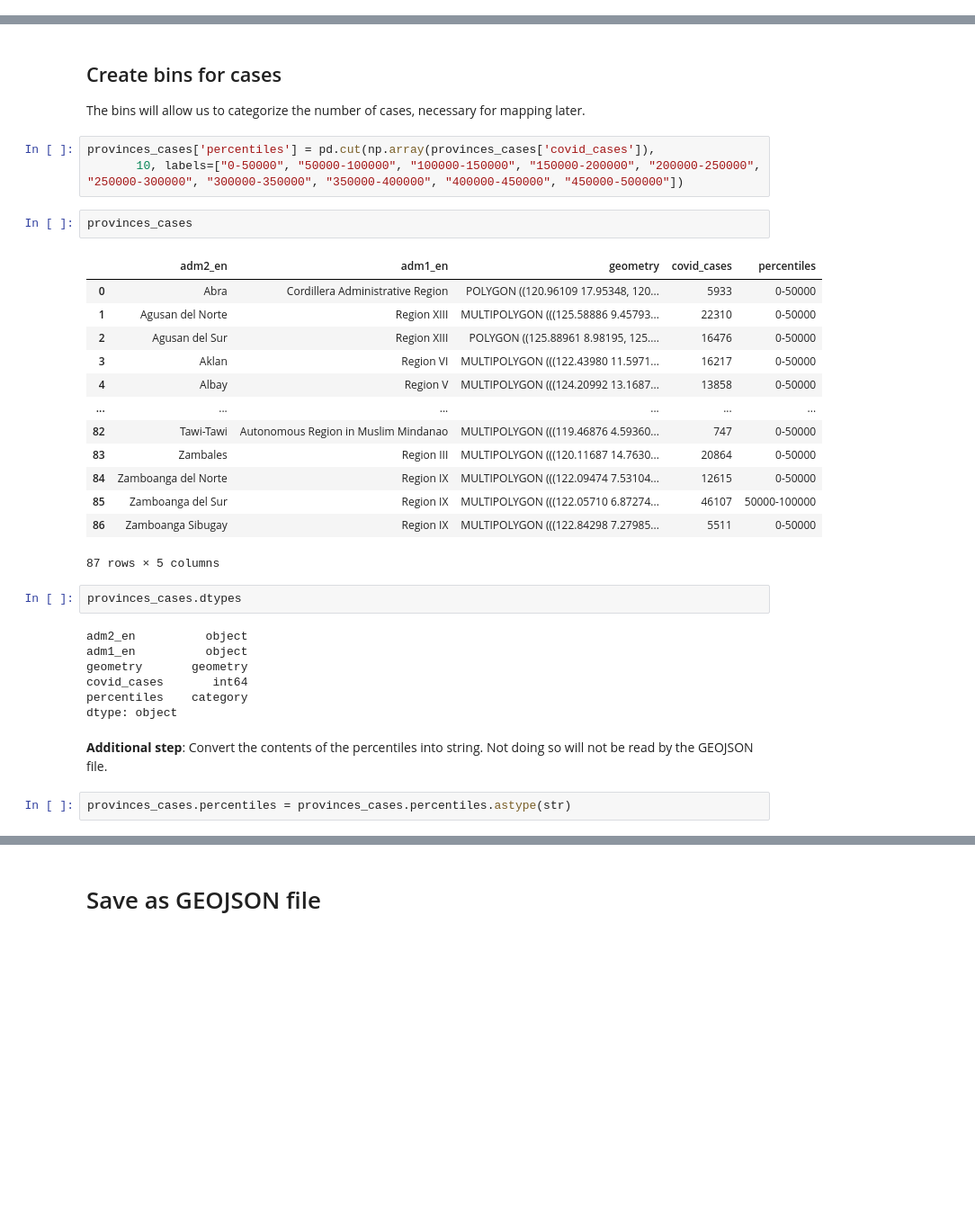
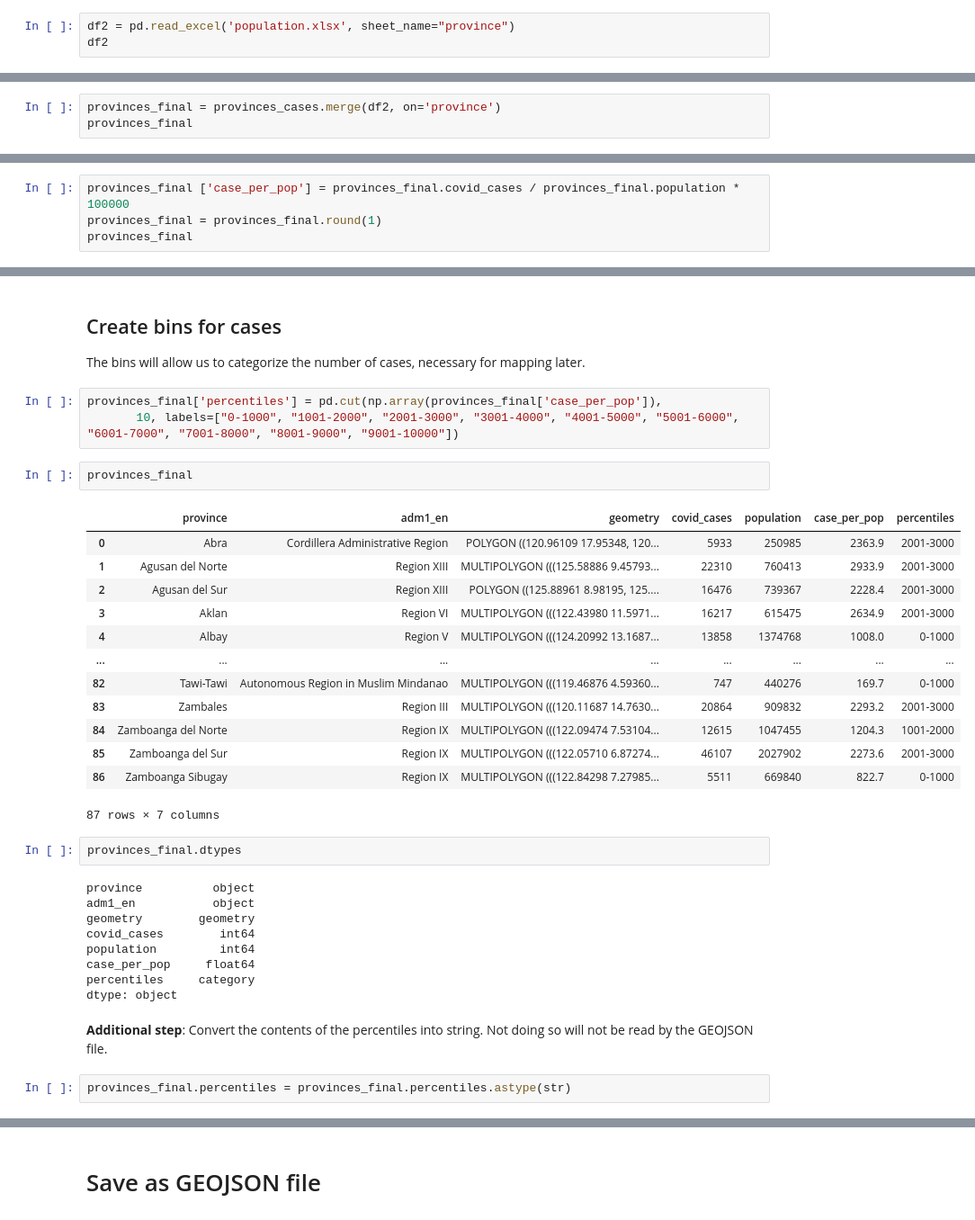
Before and after one commit to pmagtulis/covid-ph-map, a Jupyter notebook: notebooks/provincial_covid_cases.ipynb, the cells around one changed output, grey strips where cells are left out. Shown at 90% size. Drawn from its saved outputs; the diff is of its cells as text; blank space fills up the shorter version.

```diff
--- a/notebooks/provincial_covid_cases.ipynb
+++ b/notebooks/provincial_covid_cases.ipynb
@@ -189,0 +198,3 @@ provinces_cases
+# %%
+df2 = pd.read_excel('population.xlsx', sheet_name="province")
+df2
@@ -189,0 +215,3 @@ provinces_cases
+# %%
+provinces_final = provinces_cases.merge(df2, on='province')
+provinces_final
@@ -189,0 +236,4 @@ provinces_cases
+# %%
+provinces_final ['case_per_pop'] = provinces_final.covid_cases / provinces_final.population * 100000
+provinces_final = provinces_final.round(1)
+provinces_final
@@ -192,35 +256,37 @@ provinces_cases
 
 The bins will allow us to categorize the number of cases, necessary for mapping later.
 # %%
-provinces_cases['percentiles'] = pd.cut(np.array(provinces_cases['covid_cases']),
-       10, labels=["0-50000", "50000-100000", "100000-150000", "150000-200000", "200000-250000", "250000-300000", "300000-350000", "350000-400000", "400000-450000", "450000-500000"])
+provinces_final['percentiles'] = pd.cut(np.array(provinces_final['case_per_pop']),
+       10, labels=["0-1000", "1001-2000", "2001-3000", "3001-4000", "4001-5000", "5001-6000", "6001-7000", "7001-8000", "8001-9000", "9001-10000"])
 # %%
-provinces_cases
+provinces_final
 # %% [output]
-|  | adm2_en | adm1_en | geometry | covid_cases | percentiles |
-| 0 | Abra | Cordillera Administrative Region | POLYGON ((120.96109 17.95348, 120... | 5933 | 0-50000 |
-| 1 | Agusan del Norte | Region XIII | MULTIPOLYGON (((125.58886 9.45793... | 22310 | 0-50000 |
-| 2 | Agusan del Sur | Region XIII | POLYGON ((125.88961 8.98195, 125.... | 16476 | 0-50000 |
-| 3 | Aklan | Region VI | MULTIPOLYGON (((122.43980 11.5971... | 16217 | 0-50000 |
-| 4 | Albay | Region V | MULTIPOLYGON (((124.20992 13.1687... | 13858 | 0-50000 |
-| ... | ... | ... | ... | ... | ... |
-| 82 | Tawi-Tawi | Autonomous Region in Muslim Mindanao | MULTIPOLYGON (((119.46876 4.59360... | 747 | 0-50000 |
-| 83 | Zambales | Region III | MULTIPOLYGON (((120.11687 14.7630... | 20864 | 0-50000 |
-| 84 | Zamboanga del Norte | Region IX | MULTIPOLYGON (((122.09474 7.53104... | 12615 | 0-50000 |
-| 85 | Zamboanga del Sur | Region IX | MULTIPOLYGON (((122.05710 6.87274... | 46107 | 50000-100000 |
-| 86 | Zamboanga Sibugay | Region IX | MULTIPOLYGON (((122.84298 7.27985... | 5511 | 0-50000 |
+|  | province | adm1_en | geometry | covid_cases | population | case_per_pop | percentiles |
+| 0 | Abra | Cordillera Administrative Region | POLYGON ((120.96109 17.95348, 120... | 5933 | 250985 | 2363.9 | 2001-3000 |
+| 1 | Agusan del Norte | Region XIII | MULTIPOLYGON (((125.58886 9.45793... | 22310 | 760413 | 2933.9 | 2001-3000 |
+| 2 | Agusan del Sur | Region XIII | POLYGON ((125.88961 8.98195, 125.... | 16476 | 739367 | 2228.4 | 2001-3000 |
+| 3 | Aklan | Region VI | MULTIPOLYGON (((122.43980 11.5971... | 16217 | 615475 | 2634.9 | 2001-3000 |
+| 4 | Albay | Region V | MULTIPOLYGON (((124.20992 13.1687... | 13858 | 1374768 | 1008.0 | 0-1000 |
+| ... | ... | ... | ... | ... | ... | ... | ... |
+| 82 | Tawi-Tawi | Autonomous Region in Muslim Mindanao | MULTIPOLYGON (((119.46876 4.59360... | 747 | 440276 | 169.7 | 0-1000 |
+| 83 | Zambales | Region III | MULTIPOLYGON (((120.11687 14.7630... | 20864 | 909832 | 2293.2 | 2001-3000 |
+| 84 | Zamboanga del Norte | Region IX | MULTIPOLYGON (((122.09474 7.53104... | 12615 | 1047455 | 1204.3 | 1001-2000 |
+| 85 | Zamboanga del Sur | Region IX | MULTIPOLYGON (((122.05710 6.87274... | 46107 | 2027902 | 2273.6 | 2001-3000 |
+| 86 | Zamboanga Sibugay | Region IX | MULTIPOLYGON (((122.84298 7.27985... | 5511 | 669840 | 822.7 | 0-1000 |
-87 rows × 5 columns
+87 rows × 7 columns
 # %%
-provinces_cases.dtypes
+provinces_final.dtypes
 # %% [output]
-adm2_en          object
-adm1_en          object
-geometry       geometry
-covid_cases       int64
-percentiles    category
+province          object
+adm1_en           object
+geometry        geometry
+covid_cases        int64
+population         int64
+case_per_pop     float64
+percentiles     category
 dtype: object
 # %% [markdown]
 **Additional step**: Convert the contents of the percentiles into string. Not doing so will not be read by the GEOJSON file.
 # %%
-provinces_cases.percentiles = provinces_cases.percentiles.astype(str)
+provinces_final.percentiles = provinces_final.percentiles.astype(str)
 # %%
```
Also changed, not shown: parts of 13 cells of this notebook.
